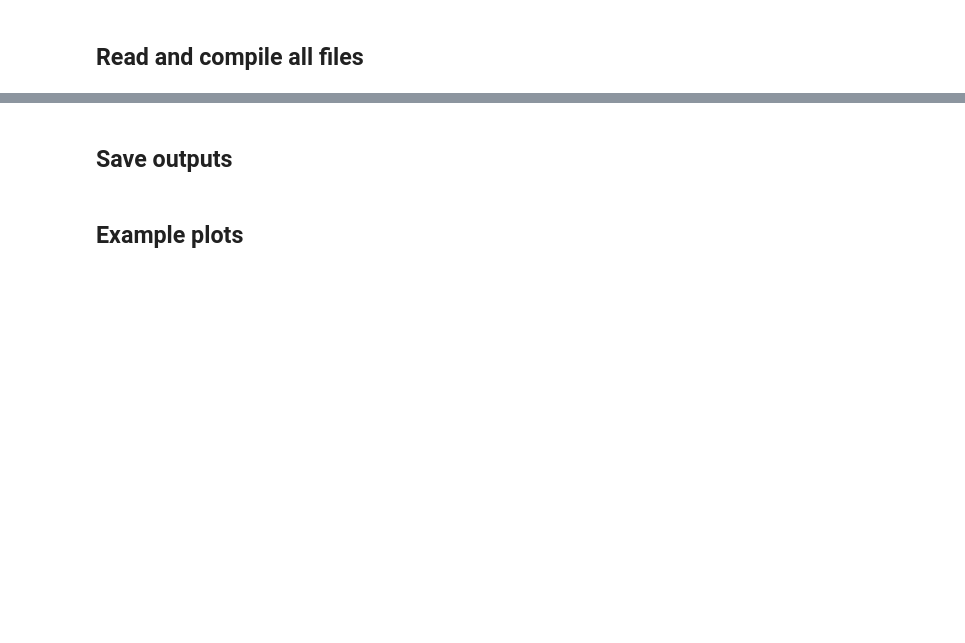
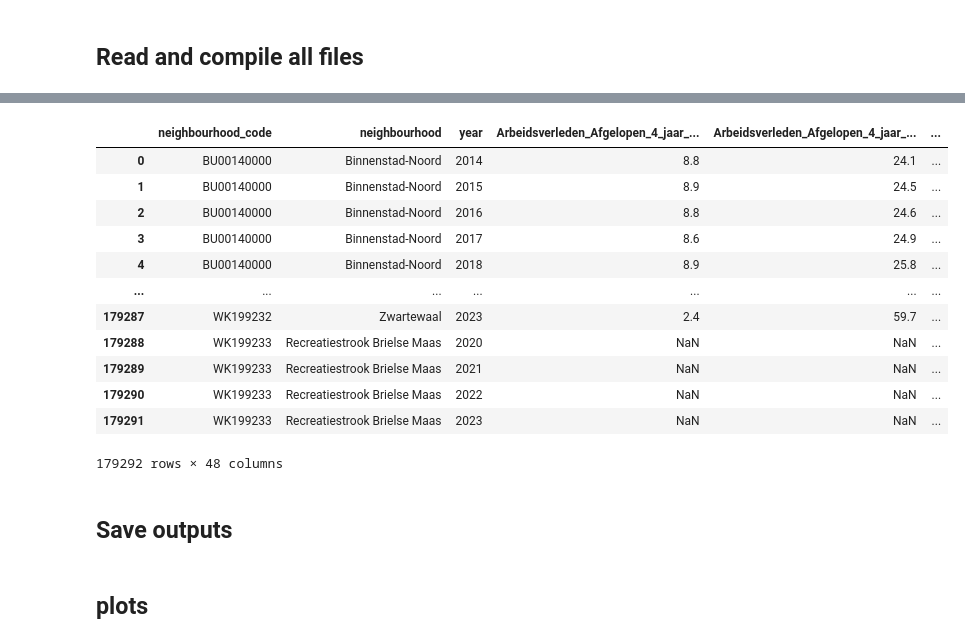
Before and after one commit to ecrusetpla/MasterThesis, a Jupyter notebook: src/compile_ses_neighbourhood_year.ipynb, the cells around one changed output, grey strips where cells are left out. Drawn from its saved outputs; the diff is of its cells as text; code cells hidden in the pictures; blank space fills up the shorter version.

```diff
--- a/src/compile_ses_neighbourhood_year.ipynb
+++ b/src/compile_ses_neighbourhood_year.ipynb
@@ -157,3 +205,19 @@ wide.head()
+# %%
+wide
+# %% [output]
+|  | neighbourhood_code | neighbourhood | year | Arbeidsverleden_Afgelopen_4_jaar_... | Arbeidsverleden_Afgelopen_4_jaar_... | ... |
+| 0 | BU00140000 | Binnenstad-Noord | 2014 | 8.8 | 24.1 | ... |
+| 1 | BU00140000 | Binnenstad-Noord | 2015 | 8.9 | 24.5 | ... |
+| 2 | BU00140000 | Binnenstad-Noord | 2016 | 8.8 | 24.6 | ... |
+| 3 | BU00140000 | Binnenstad-Noord | 2017 | 8.6 | 24.9 | ... |
+| 4 | BU00140000 | Binnenstad-Noord | 2018 | 8.9 | 25.8 | ... |
+| ... | ... | ... | ... | ... | ... | ... |
+| 179287 | WK199232 | Zwartewaal | 2023 | 2.4 | 59.7 | ... |
+| 179288 | WK199233 | Recreatiestrook Brielse Maas | 2020 | NaN | NaN | ... |
+| 179289 | WK199233 | Recreatiestrook Brielse Maas | 2021 | NaN | NaN | ... |
+| 179290 | WK199233 | Recreatiestrook Brielse Maas | 2022 | NaN | NaN | ... |
+| 179291 | WK199233 | Recreatiestrook Brielse Maas | 2023 | NaN | NaN | ... |
+179292 rows × 48 columns
 # %% [markdown]
 ## Save outputs
 # %%
@@ -167,5 +227,5 @@ out_csv, out_pickle
 # %% [markdown]
-## Example plots
+## plots
 # %%
 import matplotlib.pyplot as plt
 # %%
```
Also changed, not shown: parts of 12 cells of this notebook, 5 other files.
